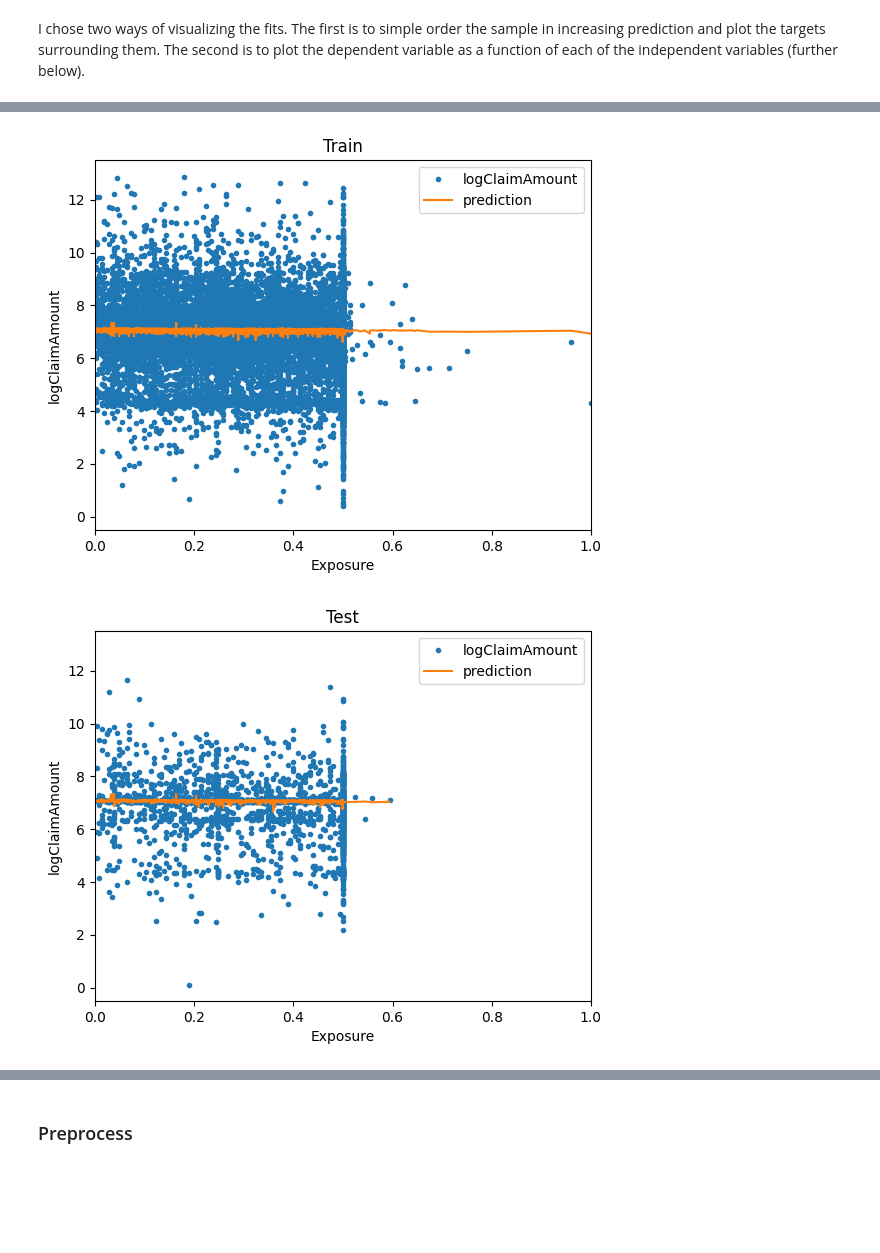
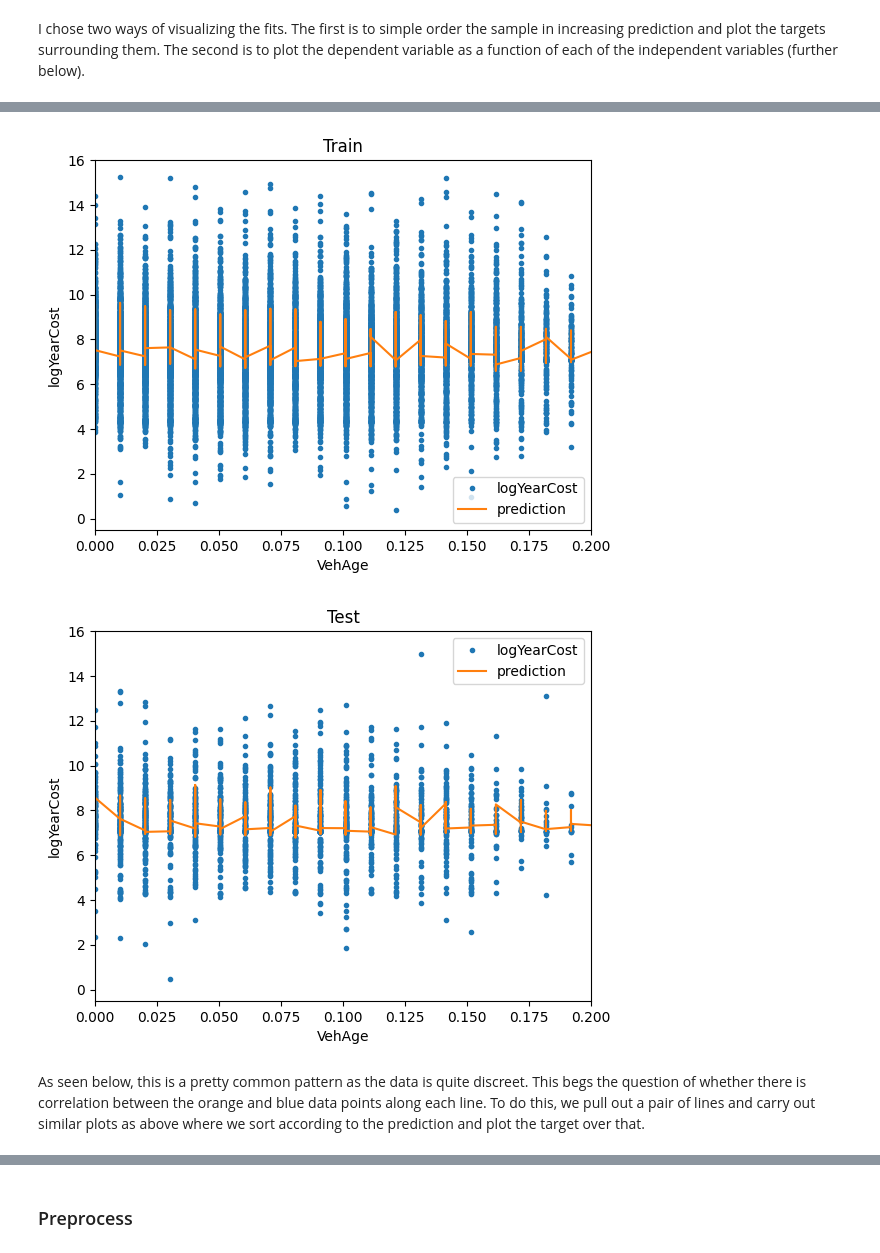
Before and after one commit to jonathan-r-leong/huk-ds-coding-challenge, a Jupyter notebook: modeling.ipynb, the cells around one changed output, grey strips where cells are left out. Saved outputs shown, nothing was run; the diff lists cells and outputs as text; code cells hidden in the pictures; blank space fills up the shorter version.

```diff
--- a/modeling.ipynb
+++ b/modeling.ipynb
@@ -267,11 +294,11 @@ features_cont_cat_nonull_df
 # %%
 scaler = MinMaxScaler()
-log_claim_nonull_df = log_claim_df.loc[~null_claim, :]
+log_claim_nonull_df = log_claim_df.loc[~null_cost, :]
 features_nonull_df = (
     log_claim_nonull_df
         .loc[sample_select, :]
         .set_index('IDpol')
-        .drop('logClaimAmount', axis=1)
+        .drop('logYearCost', axis=1)
 )
 features_nonull = scaler.fit_transform(features_nonull_df)
 features_nonull_df = pd.DataFrame(
@@ -298,7 +325,7 @@ features_nonull_df
 # %%
 # Prepare dependent variable
 log_claim_amount_nonull_df = (
-    log_claim_cont_cat_nonull_df[['IDpol', 'logClaimAmount']]
+    log_claim_cont_cat_nonull_df[['IDpol', 'logYearCost']]
         .loc[
             sample_select,
             :,
@@ -414,24 +441,24 @@ def plot_regression(
     y_data_df = y_df.iloc[i_data]
     y_fold_df = pd.concat([y_data_df, y_pred_df], axis=1)
     X_y_fold_df = pd.concat([X_data_df, y_fold_df], axis=1)
-    sort_col = 'prediction' if sort_by_pred else 'logClaimAmount'
+    sort_col = 'prediction' if sort_by_pred else 'logYearCost'
     if col is None:
         y_fold_df = y_fold_df.sort_values(sort_col)
         ax.plot(
-            y_fold_df['logClaimAmount'].to_numpy(),
+            y_fold_df['logYearCost'].to_numpy(),
             marker='.',
             linestyle='',
-            label='logClaimAmount',
+            label='logYearCost',
         )
         ax.plot(y_fold_df['prediction'].to_numpy(), label='prediction')
     else:
         X_y_fold_df = X_y_fold_df.sort_values(col)
         ax.plot(
             X_y_fold_df[col].to_numpy(),
-            X_y_fold_df['logClaimAmount'].to_numpy(),
+            X_y_fold_df['logYearCost'].to_numpy(),
             marker='.',
             linestyle='',
-            label='logClaimAmount',
+            label='logYearCost',
         )
         ax.plot(
             X_y_fold_df[col].to_numpy(),
@@ -460,7 +487,7 @@ for fold_i, (train_i, test_i) in enumerate(
             cv_results,
             ax_train,
             sort_by_pred=sort_by_pred,
-            ylabel='logClaimAmount',
+            ylabel='logYearCost',
             ylim=ylim,
             title='Train',
         )
@@ -473,7 +500,7 @@ for fold_i, (train_i, test_i) in enumerate(
             cv_results,
             ax_test,
             sort_by_pred=sort_by_pred,
-            ylabel='logClaimAmount',
+            ylabel='logYearCost',
             ylim=ylim,
             title='Test',
         )
@@ -483,43 +510,45 @@ for fold_i, (train_i, test_i) in enumerate(
 # %%
 fold = 0
 ylim = [-.5 + log_claim_low_thresh, log_claim_high_thresh + 0.5]
-xlim = [0, 1]
+xlim = [0, .2]
 sort_by_pred = True
-col = "Exposure"
+col = "VehAge"
 for fold_i, (train_i, test_i) in enumerate(
     cv_iterator.split(X_df, y_df)
 ):
     if fold_i==fold:
         fig_train, ax_train = plt.subplots()
         plot_regression(
             X_df,
             y_df,
             fold_i,
             train_i,
             cv_results,
             ax_train,
             sort_by_pred=sort_by_pred,
             col=col,
-            ylabel='logClaimAmount',
+            ylabel='logYearCost',
             ylim=ylim,
             xlim=xlim,
             title='Train',
         )
         fig_test, ax_test = plt.subplots()
         plot_regression(
             X_df,
             y_df,
             fold_i,
             test_i,
             cv_results,
             ax_test,
             sort_by_pred=sort_by_pred,
             col=col,
-            ylabel='logClaimAmount',
+            ylabel='logYearCost',
             xlim=xlim,
             ylim=ylim,
             title='Test',
         )
 # %% [output]
-[figure, old version]
+[figure, new version]
-[figure, old version]
+[figure, new version]
+# %% [markdown]
+As seen below, this is a pretty common pattern as the data is quite discreet. This begs the question of whether there is correlation between the orange and blue data points along each line. To do this, we pull out a pair of lines and carry out similar plots as above where we sort according to the prediction and plot the target over that.
```
Also changed, not shown: parts of 62 cells of this notebook, 1 other file.
